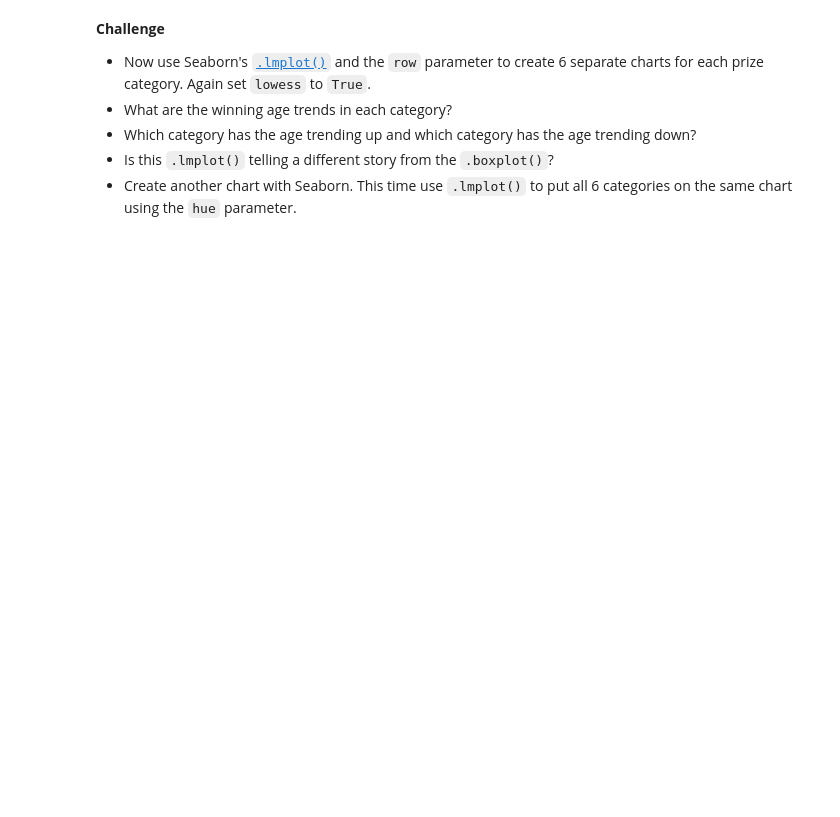
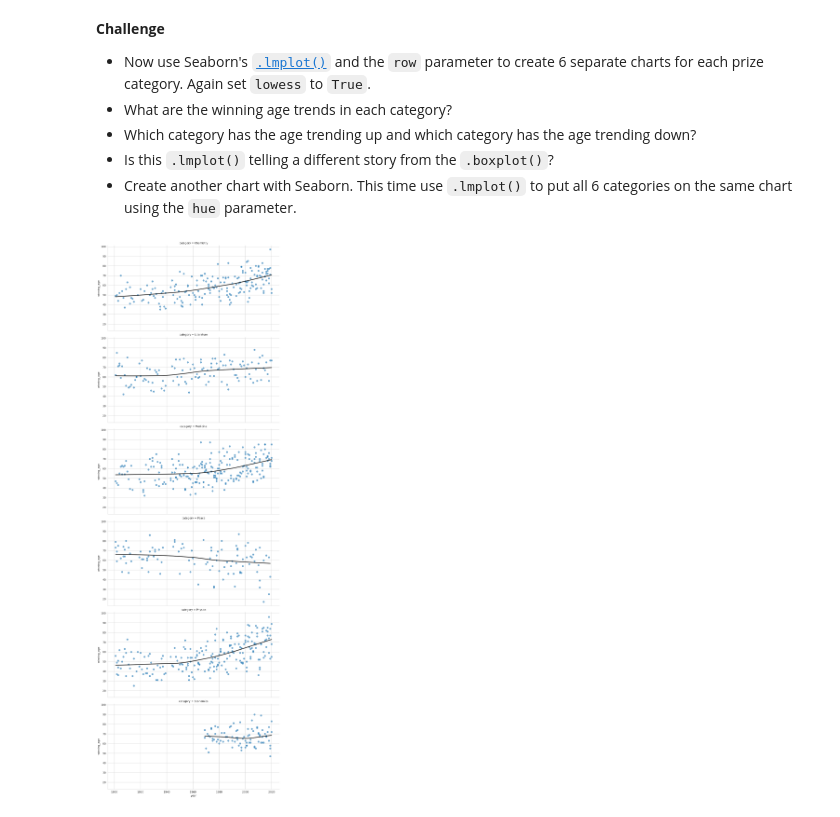
Before and after one commit to J-Bills/day_79, a Jupyter notebook: Nobel+Prize+Analysis+Start/Nobel_Prize_Analysis_(start).ipynb, the cells around one changed output. Drawn from its saved outputs; the diff is of its cells as text; code cells hidden in the pictures; blank space fills up the shorter version.

Commit message:
created lmplots to track age across different categories

```diff
--- a/Nobel+Prize+Analysis+Start/Nobel_Prize_Analysis_(start).ipynb
+++ b/Nobel+Prize+Analysis+Start/Nobel_Prize_Analysis_(start).ipynb
@@ -1044,3 +1064,24 @@ How does the age of laureates vary by category?
 * Which category has the age trending up and which category has the age trending down?
 * Is this `.lmplot()` telling a different story from the `.boxplot()`?
 * Create another chart with Seaborn. This time use `.lmplot()` to put all 6 categories on the same chart using the `hue` parameter.
+# %%
+data = bd_df.drop(axis=1, columns=['category_x', 'category_y'])
+data = data.drop(axis=1, columns=['level_0','index'])
+chemistry = data.query("category == 'Chemistry'")
+
+data['year'] = data['year'].dt.year.astype(int).dropna()
+data['winning_age'] = data['winning_age'].astype(int).dropna()
+
+with sns.axes_style('whitegrid'):
+    sns.lmplot(data=data,
+               x='year',
+               y='winning_age',
+               row = 'category',
+               lowess=True,
+               aspect=2,
+               scatter_kws = {'alpha': 0.6},
+               line_kws = {'color': 'black'},)
+
+plt.show()
+# %% [output]
+[figure, added]
```
Also changed, not shown: parts of 9 cells of this notebook.
